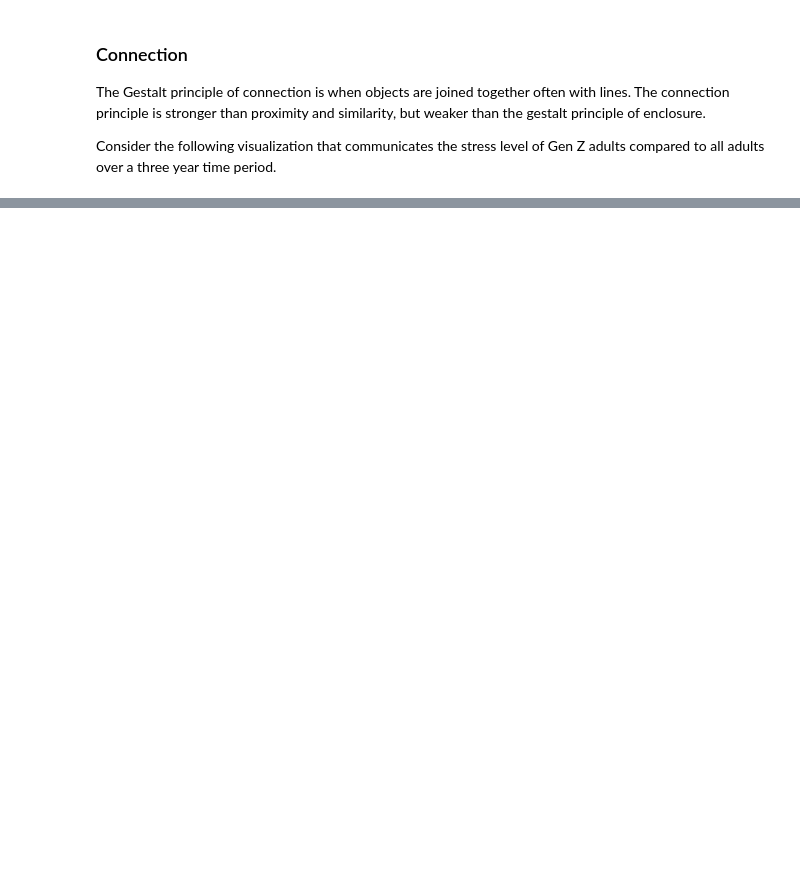
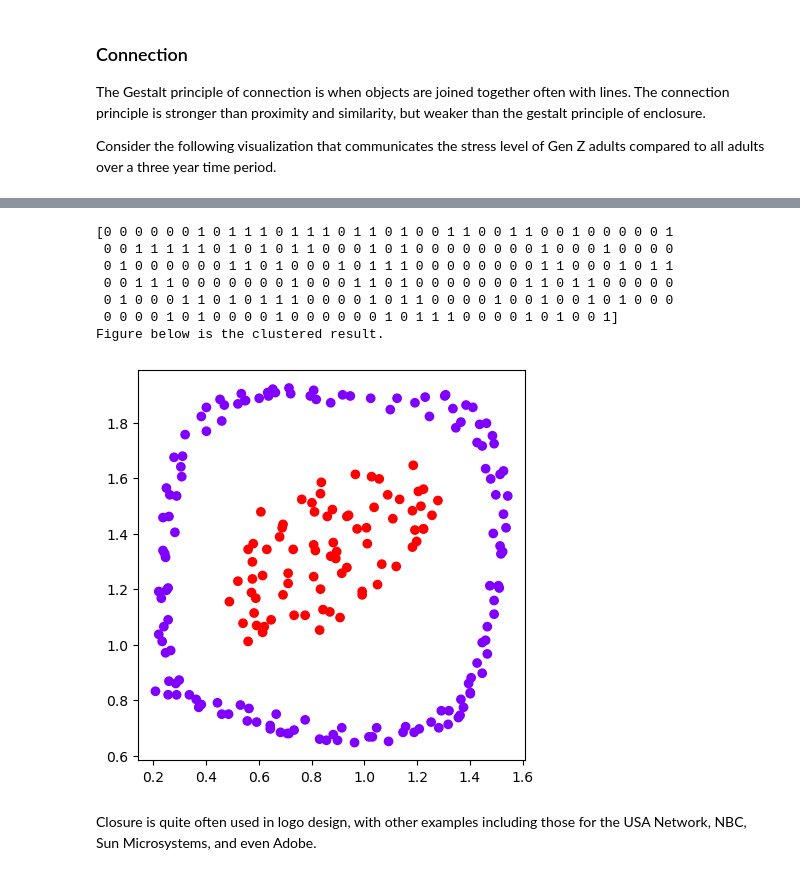
Before and after one commit to jzy0040/PythonIntroAndDataModeling, a Jupyter notebook: notebooks/GestaltPrinciples.ipynb, the cells around one changed output, grey strips where cells are left out. Saved outputs shown, nothing was run; the diff lists cells and outputs as text; code cells hidden in the pictures; blank space fills up the shorter version.

```diff
--- a/notebooks/GestaltPrinciples.ipynb
+++ b/notebooks/GestaltPrinciples.ipynb
@@ -217,0 +330,40 @@ Consider the following visualization that communicates the stress level of Gen Z
+# %%
+### this is an example of cluster algorithm
+### we will cover this topic later this semester
+from sklearn.cluster import AgglomerativeClustering
+
+def loadDataSet():
+    a = []
+    f = open("..\data\B.txt",'r')
+    lines = f.readlines()   #make lines a list, has index inside already
+    f.close()
+    for line in lines:
+        b = ['', '']
+        b[0],b[1] = line.split()
+        a.append(b)
+    dataSet = np.array(a,dtype=float)
+    return dataSet
+
+X = loadDataSet()
+
+cluster = AgglomerativeClustering(n_clusters = 2, affinity = 'euclidean', linkage = 'single')
+cluster.fit_predict(X)
+print(cluster.labels_)
+print("Figure below is the clustered result.")
+
+labels = range(0, 2)
+plt.figure(figsize = (5, 5))
+plt.subplots_adjust(bottom = 0.1)
+plt.scatter(X[:, 0],X[:, 1], c = cluster.labels_, cmap ='rainbow')
+plt.show()
+# %% [output]
+[0 0 0 0 0 0 1 0 1 1 1 0 1 1 1 0 1 1 0 1 0 0 1 1 0 0 1 1 0 0 1 0 0 0 0 0 1
+ 0 0 1 1 1 1 1 0 1 0 1 0 1 1 0 0 0 1 0 1 0 0 0 0 0 0 0 0 1 0 0 0 1 0 0 0 0
+ 0 1 0 0 0 0 0 0 1 1 0 1 0 0 0 1 0 1 1 1 0 0 0 0 0 0 0 0 1 1 0 0 0 1 0 1 1
+ 0 0 1 1 1 0 0 0 0 0 0 0 1 0 0 0 1 1 0 1 0 0 0 0 0 0 0 1 1 0 1 1 0 0 0 0 0
+ 0 1 0 0 0 1 1 0 1 0 1 1 1 0 0 0 0 1 0 1 1 0 0 0 0 1 0 0 1 0 0 1 0 1 0 0 0
+ 0 0 0 0 1 0 1 0 0 0 0 1 0 0 0 0 0 0 1 0 1 1 1 0 0 0 0 1 0 1 0 0 1]
+Figure below is the clustered result.
+[figure, added]
+# %% [markdown]
+Closure is quite often used in logo design, with other examples including those for the USA Network, NBC, Sun Microsystems, and even Adobe.
```
Also changed, not shown: parts of 7 cells of this notebook, 4 other files.
